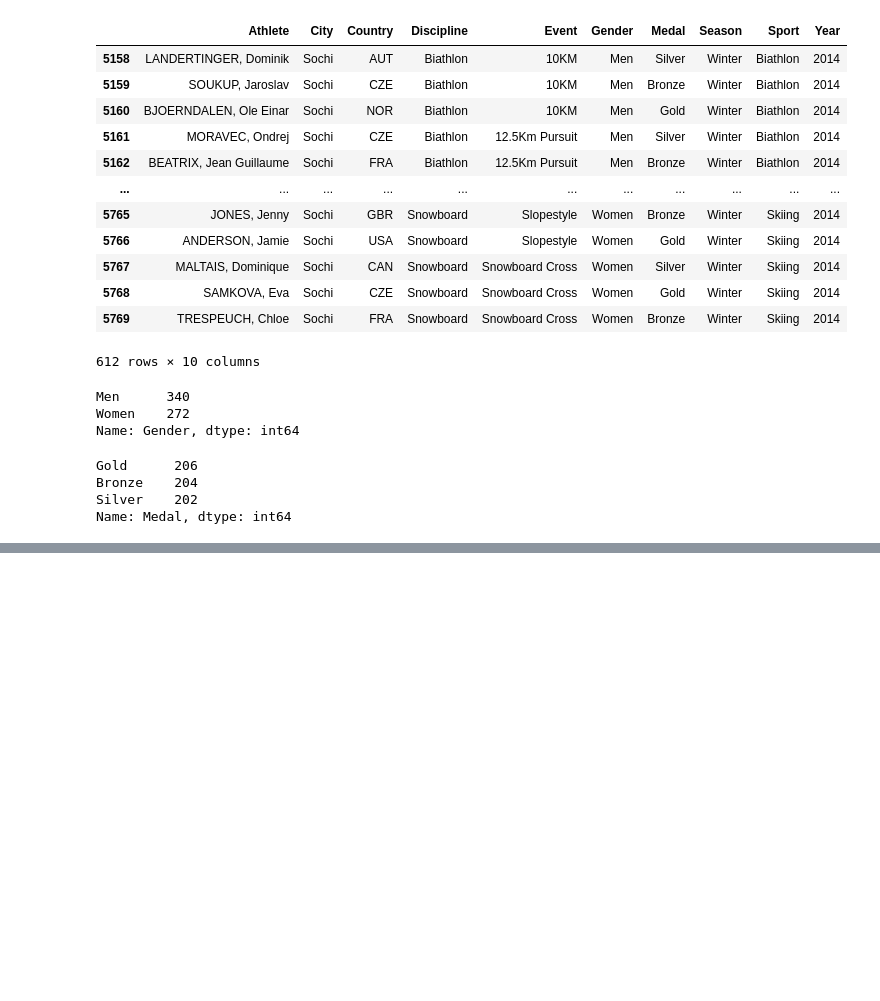
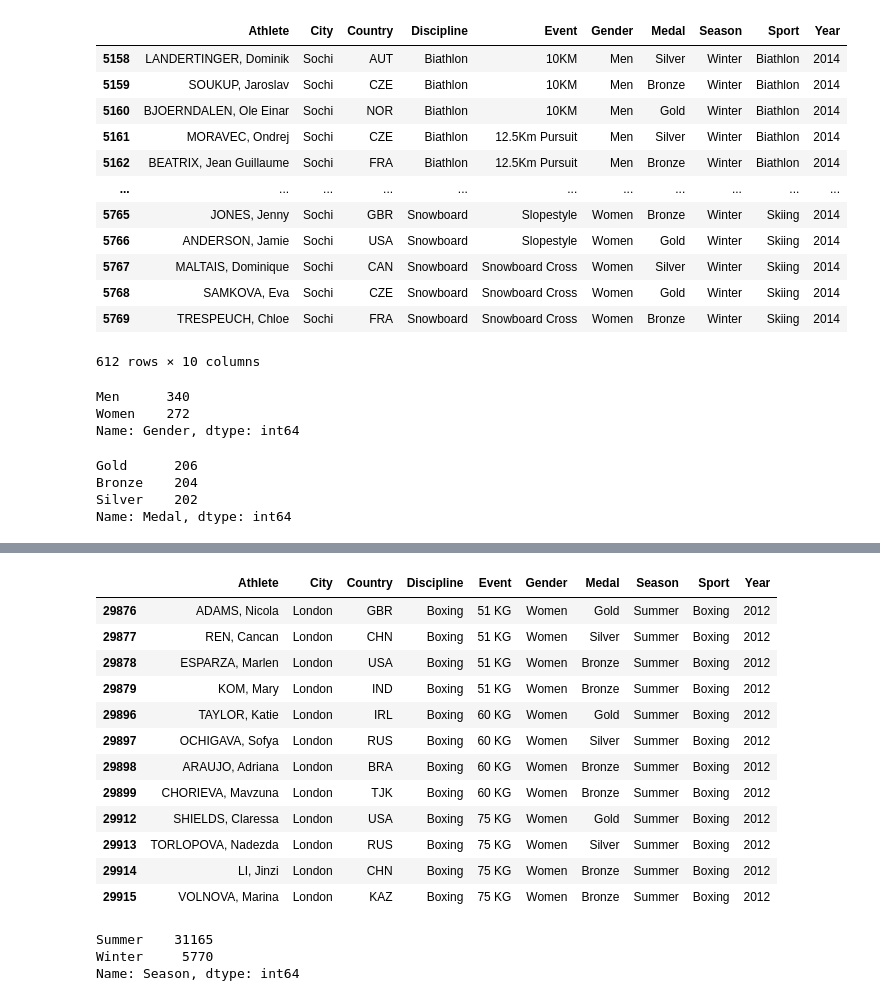
Before and after one commit to mollyboigon/wk-07-basic-analysis, a Jupyter notebook: wk-07 demo.ipynb, the cells around one changed output, grey strips where cells are left out. Saved outputs shown, nothing was run; the diff lists cells and outputs as text; code cells hidden in the pictures; blank space fills up the shorter version.

```diff
--- a/wk-07 demo.ipynb
+++ b/wk-07 demo.ipynb
@@ -186,0 +352,25 @@ Name: Medal, dtype: int64
+# %%
+fil_boxing = oly["Sport"] == "Boxing"
+fil_women = oly["Gender"] == "Women"
+
+oly[fil_boxing & fil_women]
+# %% [output]
+|  | Athlete | City | Country | Discipline | Event | Gender | Medal | Season | Sport | Year |
+| 29876 | ADAMS, Nicola | London | GBR | Boxing | 51 KG | Women | Gold | Summer | Boxing | 2012 |
+| 29877 | REN, Cancan | London | CHN | Boxing | 51 KG | Women | Silver | Summer | Boxing | 2012 |
+| 29878 | ESPARZA, Marlen | London | USA | Boxing | 51 KG | Women | Bronze | Summer | Boxing | 2012 |
+| 29879 | KOM, Mary | London | IND | Boxing | 51 KG | Women | Bronze | Summer | Boxing | 2012 |
+| 29896 | TAYLOR, Katie | London | IRL | Boxing | 60 KG | Women | Gold | Summer | Boxing | 2012 |
+| 29897 | OCHIGAVA, Sofya | London | RUS | Boxing | 60 KG | Women | Silver | Summer | Boxing | 2012 |
+| 29898 | ARAUJO, Adriana | London | BRA | Boxing | 60 KG | Women | Bronze | Summer | Boxing | 2012 |
+| 29899 | CHORIEVA, Mavzuna | London | TJK | Boxing | 60 KG | Women | Bronze | Summer | Boxing | 2012 |
+| 29912 | SHIELDS, Claressa | London | USA | Boxing | 75 KG | Women | Gold | Summer | Boxing | 2012 |
+| 29913 | TORLOPOVA, Nadezda | London | RUS | Boxing | 75 KG | Women | Silver | Summer | Boxing | 2012 |
+| 29914 | LI, Jinzi | London | CHN | Boxing | 75 KG | Women | Bronze | Summer | Boxing | 2012 |
+| 29915 | VOLNOVA, Marina | London | KAZ | Boxing | 75 KG | Women | Bronze | Summer | Boxing | 2012 |
+# %%
+oly["Season"].value_counts()
+# %% [output]
+Summer    31165
+Winter     5770
+Name: Season, dtype: int64
```
Also changed, not shown: parts of 19 cells of this notebook.
